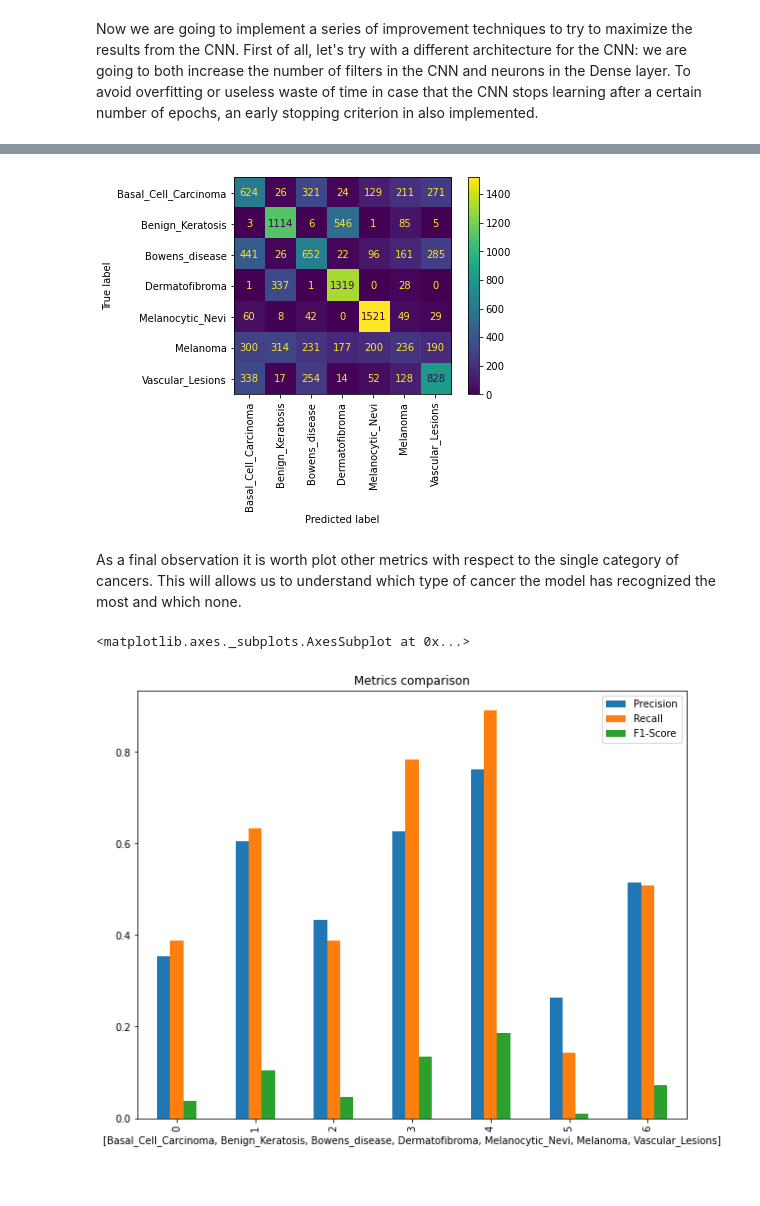
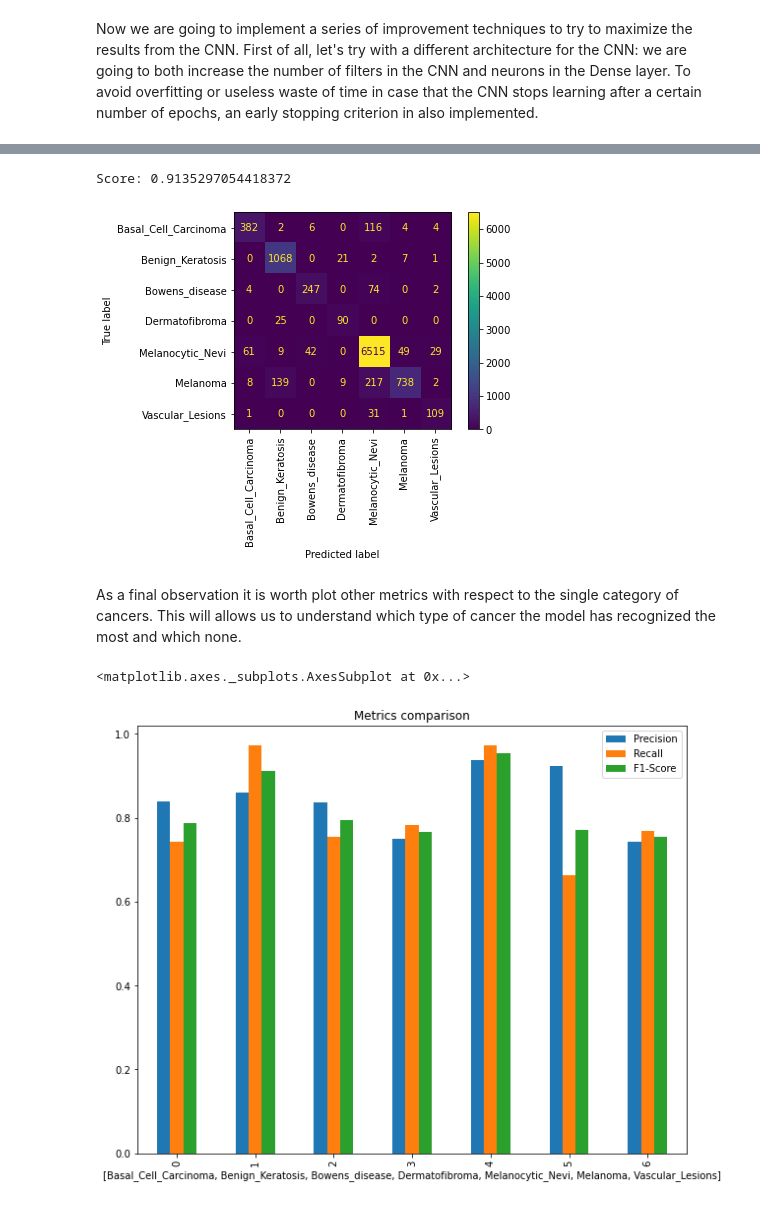
Before and after one commit to noisecape/Cancer_Detector, a Jupyter notebook: Cancer_Detector.ipynb, the cells around one changed output, grey strips where cells are left out. Drawn from its saved outputs; the diff is of its cells as text; code cells hidden in the pictures.

```diff
--- a/Cancer_Detector.ipynb
+++ b/Cancer_Detector.ipynb
@@ -138,18 +148,21 @@ After this brief pre-processing, we can see that there are 10015 images, each wi
 # %%
-# Get the path of the original images directory
+# Specify the path of the directory where the images are contained
+# original_images_path = '.'
 original_images_path = '/Users/tommasocapecchi/Datasets/HAM10000/Images/'
-# Retrieve all the images path in the specified directory and store them into a list
+# Retrieve all the images from the specified directory
 images = [img for img in glob.glob(original_images_path+'*.jpg')]
-# Create a new directory for the processed images
-if not 'Processed_images' in os.listdir('/Users/tommasocapecchi/Datasets/HAM10000/'):
-    os.mkdir('/Users/tommasocapecchi/Datasets/HAM10000/Processed_images')
+# specify the path where to save the resize images
+save_path = '/Users/tommasocapecchi/Datasets/HAM10000/'
+# Create a new directory for the processed images, if not already existing
+if not 'Processed_images' in os.listdir(save_path):
+    os.mkdir(os.path.join(save_path, 'Processed_images')
 
-# Iterate through all the images and names associated to open and resize those images. To open an image we are
+# Iterate through all the images and resize them. To open an image we are
 # going to use the PIL library. Finally, save the new image in the previously created directory.
 for img, name in zip(images, df['image_id']):
     data = Image.open(img)
     data = data.resize((IMG_WIDTH, IMG_HEIGHT), Image.ANTIALIAS)
-    data.save('/Users/tommasocapecchi/Datasets/HAM10000/Processed_images/'+name+'.jpg')
+    data.save(save_path+'Processed_images/'+name+'.jpg')
 # %% [markdown]
 Now we update the dataframe, inserting a new column named 'image_path' that will specify for each image, the current path in the disk.
 # %%
@@ -915,6 +823,7 @@ save_history_improved = '/Users/tommasocapecchi/Datasets/HAM10000/Saved_models/i
 history = pickle.load(open(save_history_improved, 'rb'))
 
 # # FROM LOADED MODEL
+X_test, y_test = build_data()
 y_pred = model.predict(X_test)
 y_pred = np.argmax(y_pred, axis=1)
 y_true = np.argmax(y_test, axis=1)
@@ -926,9 +835,11 @@ Score: 0.5368932867013563
 [figure]
 # %%
 cm = confusion_matrix(y_true, y_pred)
+print(f'Score: {score}')
 print_confusion_matrix(cm, labels)
 # %% [output]
+Score: 0.9135297054418372
-[figure, old version]
+[figure, new version]
 # %% [markdown]
 As a final observation it is worth plot other metrics with respect to the single category of cancers. This will allows us to understand which type of cancer the model has recognized the most and which none.
 # %%
@@ -936,31 +847,35 @@ from sklearn.metrics import precision_score, recall_score, f1_score
 # %%
 # get correct predictions (diagonal of the confusion matrix)
 correct_per_category = [cm[i][i] for i,_ in enumerate(cm)]
 
 # compute the precision: tp/tp+fp
 
 # the denominator for the precision formula is just the sum of the values with respect to the columns
 tp_fp = np.sum(cm, axis=0)
 precision_scores = np.zeros((len(correct_per_category), 1))
 for i, tp in enumerate(correct_per_category):
     precision_scores[i] = tp/(tp_fp[i])
 # compute the recall: tp/tp+fn
 
 # the denominator for the precision formula is just the sum of the values with respect to the rows
 tp_fn = np.sum(cm, axis=1)
 recall_scores = np.zeros((len(correct_per_category), 1))
 for i, tp in enumerate(correct_per_category):
     recall_scores[i] = tp/(tp_fn[i])
 
 # compute the f1 score: 2* P*R/(P+R)
-f1_scores = 2*precision_scores*recall_scores/(np.sum(precision_scores)+np.sum(recall_scores))
+f1_scores = np.zeros((len(correct_per_category), 1))
+i =0
+for p, r in zip(precision_scores, recall_scores):
+    f1_scores[i] = (2*p*r)/(p+r)
+    i+=1
 scores = pd.DataFrame(np.c_[precision_scores, recall_scores, f1_scores],
                      columns=['Precision']+['Recall']+['F1-Score'])
 
 # compute accuracy score: TP+TN/(TP+TN+FP+FN)
 
 scores['label'] = labels
 scores.plot(kind='bar', figsize=(10,8), xlabel=scores.label, title='Metrics comparison')
 # %% [output]
 <matplotlib.axes._subplots.AxesSubplot at 0x...>
-[figure, old version]
+[figure, new version]
```
Also changed, not shown: parts of 55 cells of this notebook.
